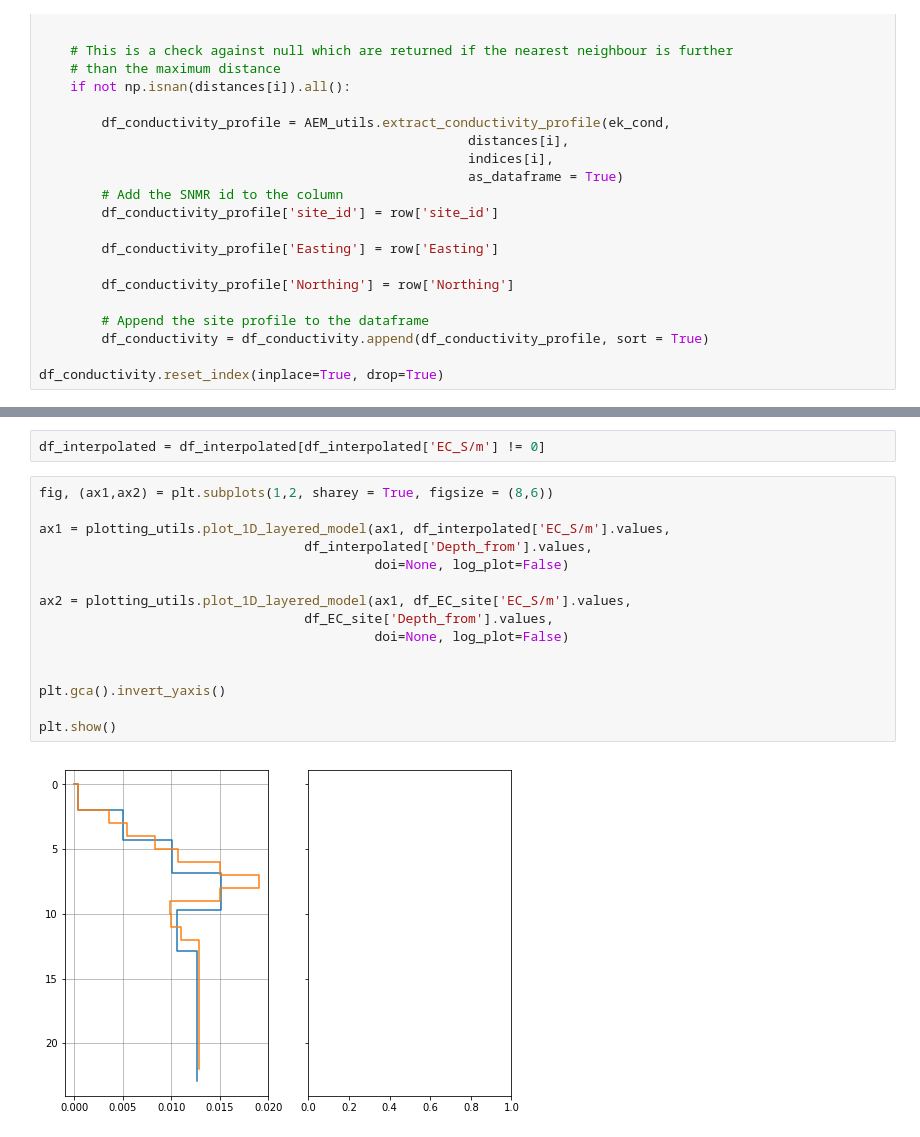
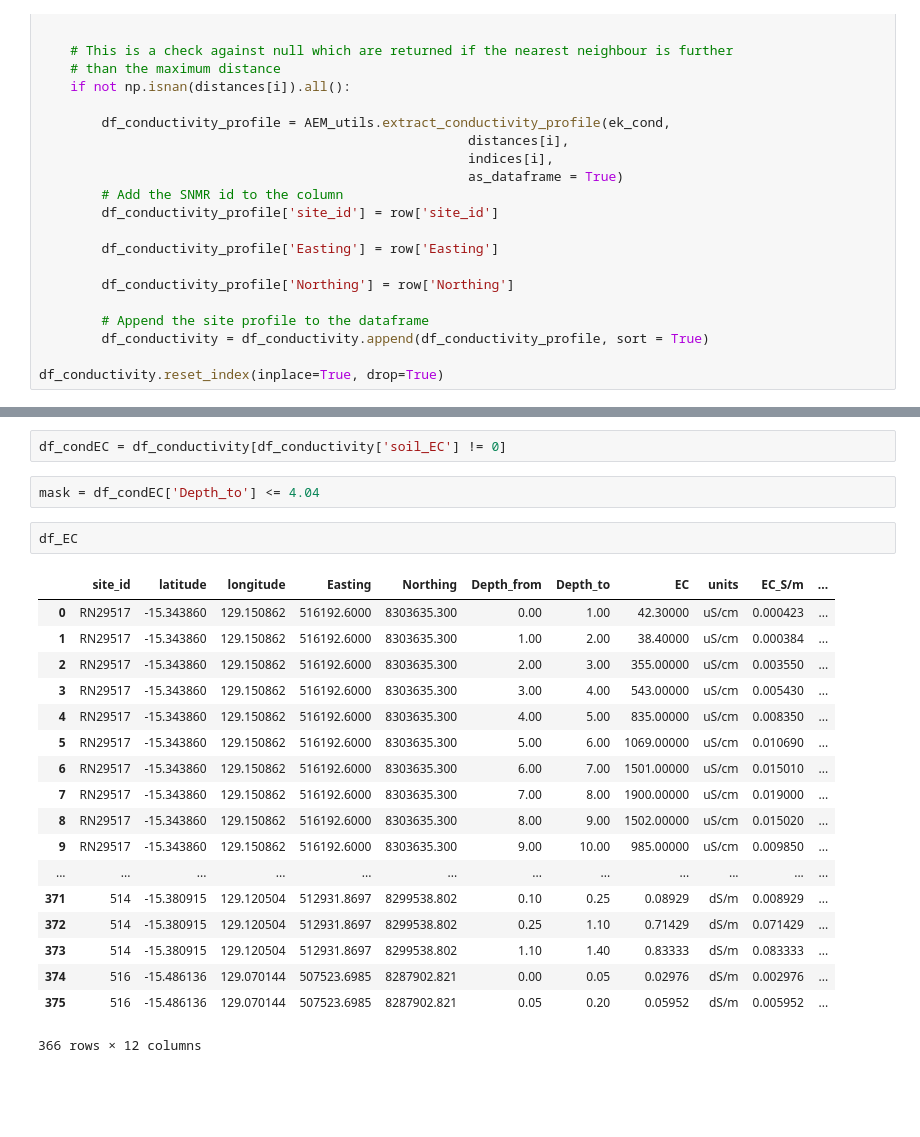
Before and after one commit to GeoscienceAustralia/hydrogeol_utils, a Jupyter notebook: notebooks/EastKimberley_sample_AEM.ipynb, the cells around one changed output, grey strips where cells are left out. Saved outputs shown, nothing was run; the diff lists cells and outputs as text; blank space fills up the shorter version.

```diff
--- a/notebooks/EastKimberley_sample_AEM.ipynb
+++ b/notebooks/EastKimberley_sample_AEM.ipynb
@@ -161,19 +148,25 @@ Name: thickness, dtype: float64
-# %%
-df_interpolated = df_interpolated[df_interpolated['EC_S/m'] != 0]
-# %%
-fig, (ax1,ax2) = plt.subplots(1,2, sharey = True, figsize = (8,6))
-
-ax1 = plotting_utils.plot_1D_layered_model(ax1, df_interpolated['EC_S/m'].values,
-                                  df_interpolated['Depth_from'].values,
-                                           doi=None, log_plot=False)
-
-ax2 = plotting_utils.plot_1D_layered_model(ax1, df_EC_site['EC_S/m'].values,
-                                  df_EC_site['Depth_from'].values,
-                                           doi=None, log_plot=False)
-
-
-plt.gca().invert_yaxis()
-
-plt.show()
-# %% [output]
-[figure, removed]
+# %%
+df_condEC = df_conductivity[df_conductivity['soil_EC'] != 0]
+# %%
+mask = df_condEC['Depth_to'] <= 4.04
+# %%
+df_EC
+# %% [output]
+|  | site_id | latitude | longitude | Easting | Northing | Depth_from | Depth_to | EC | units | EC_S/m | ... |
+| 0 | RN29517 | -15.343860 | 129.150862 | 516192.6000 | 8303635.300 | 0.00 | 1.00 | 42.30000 | uS/cm | 0.000423 | ... |
+| 1 | RN29517 | -15.343860 | 129.150862 | 516192.6000 | 8303635.300 | 1.00 | 2.00 | 38.40000 | uS/cm | 0.000384 | ... |
+| 2 | RN29517 | -15.343860 | 129.150862 | 516192.6000 | 8303635.300 | 2.00 | 3.00 | 355.00000 | uS/cm | 0.003550 | ... |
+| 3 | RN29517 | -15.343860 | 129.150862 | 516192.6000 | 8303635.300 | 3.00 | 4.00 | 543.00000 | uS/cm | 0.005430 | ... |
+| 4 | RN29517 | -15.343860 | 129.150862 | 516192.6000 | 8303635.300 | 4.00 | 5.00 | 835.00000 | uS/cm | 0.008350 | ... |
+| 5 | RN29517 | -15.343860 | 129.150862 | 516192.6000 | 8303635.300 | 5.00 | 6.00 | 1069.00000 | uS/cm | 0.010690 | ... |
+| 6 | RN29517 | -15.343860 | 129.150862 | 516192.6000 | 8303635.300 | 6.00 | 7.00 | 1501.00000 | uS/cm | 0.015010 | ... |
+| 7 | RN29517 | -15.343860 | 129.150862 | 516192.6000 | 8303635.300 | 7.00 | 8.00 | 1900.00000 | uS/cm | 0.019000 | ... |
+| 8 | RN29517 | -15.343860 | 129.150862 | 516192.6000 | 8303635.300 | 8.00 | 9.00 | 1502.00000 | uS/cm | 0.015020 | ... |
+| 9 | RN29517 | -15.343860 | 129.150862 | 516192.6000 | 8303635.300 | 9.00 | 10.00 | 985.00000 | uS/cm | 0.009850 | ... |
+| ... | ... | ... | ... | ... | ... | ... | ... | ... | ... | ... | ... |
+| 371 | 514 | -15.380915 | 129.120504 | 512931.8697 | 8299538.802 | 0.10 | 0.25 | 0.08929 | dS/m | 0.008929 | ... |
+| 372 | 514 | -15.380915 | 129.120504 | 512931.8697 | 8299538.802 | 0.25 | 1.10 | 0.71429 | dS/m | 0.071429 | ... |
+| 373 | 514 | -15.380915 | 129.120504 | 512931.8697 | 8299538.802 | 1.10 | 1.40 | 0.83333 | dS/m | 0.083333 | ... |
+| 374 | 516 | -15.486136 | 129.070144 | 507523.6985 | 8287902.821 | 0.00 | 0.05 | 0.02976 | dS/m | 0.002976 | ... |
+| 375 | 516 | -15.486136 | 129.070144 | 507523.6985 | 8287902.821 | 0.05 | 0.20 | 0.05952 | dS/m | 0.005952 | ... |
+366 rows × 12 columns
```
Also changed, not shown: parts of 4 cells of this notebook.
